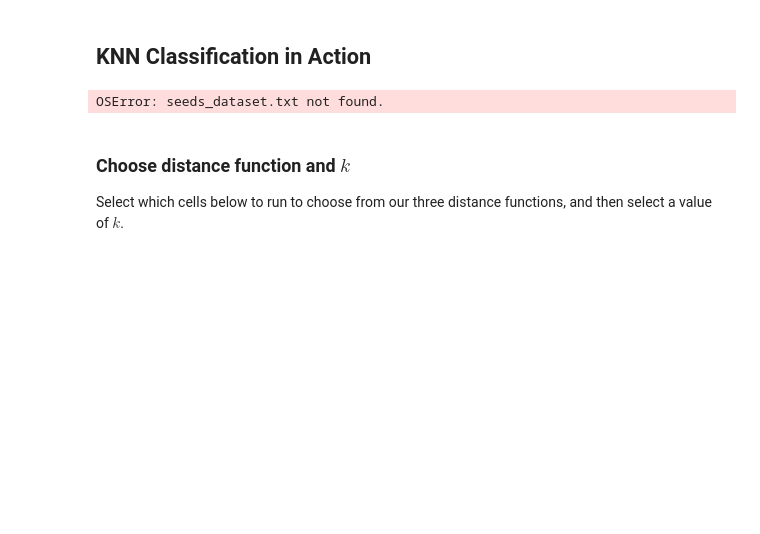
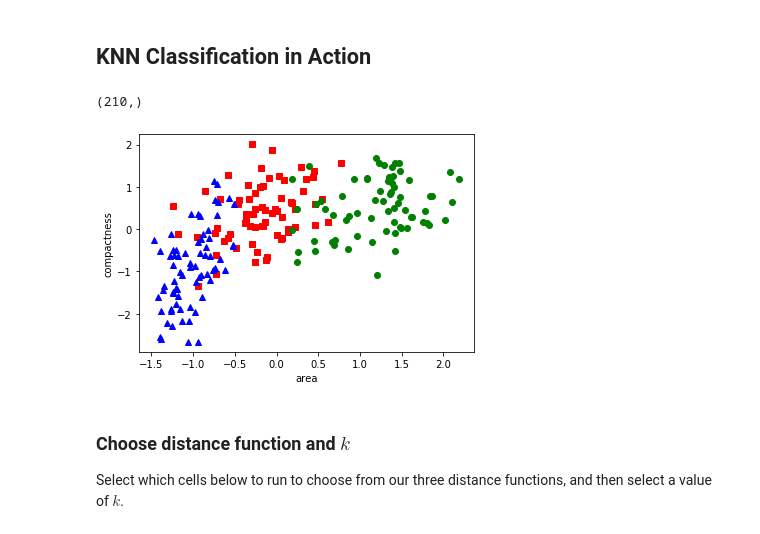
Before and after one commit to MSc-in-Data-Science/class_material, a Jupyter notebook: semester_1/Machine_Learning/KNN/knn-demo.ipynb, the cells around one changed output. Drawn from its saved outputs; the diff is of its cells as text; code cells hidden in the pictures; blank space fills up the shorter version.

```diff
--- a/semester_1/Machine_Learning/KNN/knn-demo.ipynb
+++ b/semester_1/Machine_Learning/KNN/knn-demo.ipynb
@@ -25,23 +25,24 @@ warnings.filterwarnings('ignore')
 ## KNN Classification in Action
 # %%
 #Load Data
-data = np.loadtxt('seeds_dataset.txt')
+data = np.loadtxt('../datasets/seeds_dataset.txt')
 x = data[:,[0,2]]
 y = data[:,-1]
 
 x=x-np.mean(x,axis=0);
 x=x/np.std(x,axis=0);
 
 
 #Plot data set
 labels=['sr','og','^b']
 for i in [1,2,3]:
   plt.plot(x[y==i,0],x[y==i,1],labels[i-1]);
 plt.xlabel('area');
 plt.ylabel('compactness');
 print(y.shape)
 # %% [output]
-OSError: seeds_dataset.txt not found.
+(210,)
+[figure, added]
 # %% [markdown]
 ### Choose distance function and $k$
 
```
Also changed, not shown: parts of 3 cells of this notebook, 2 other files.
